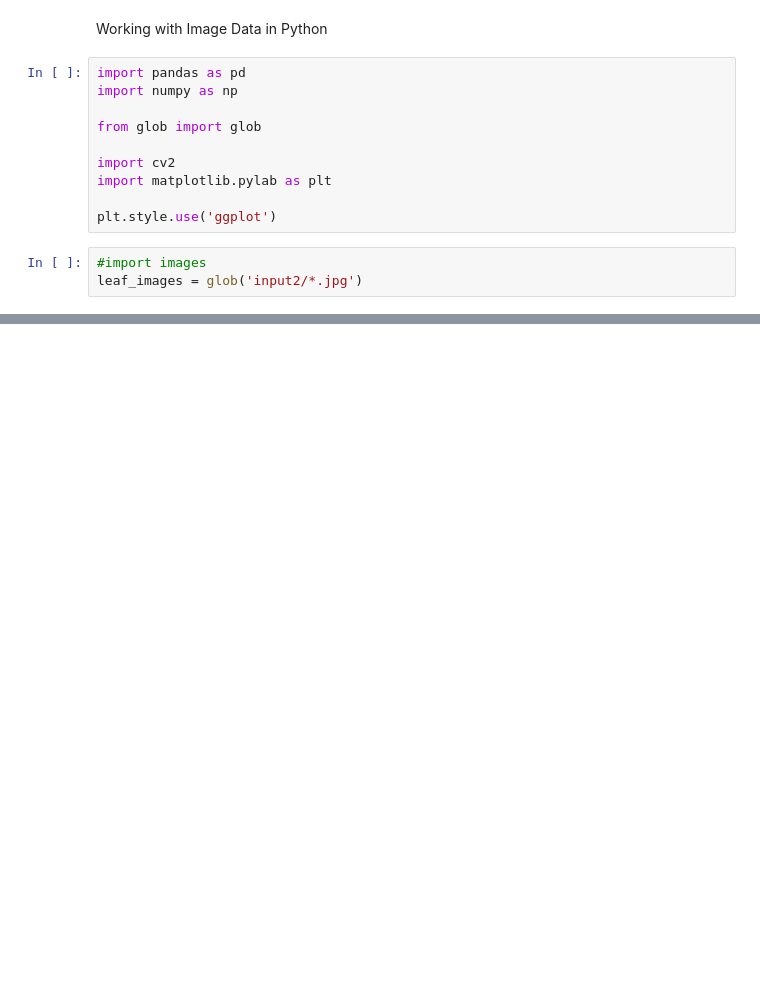
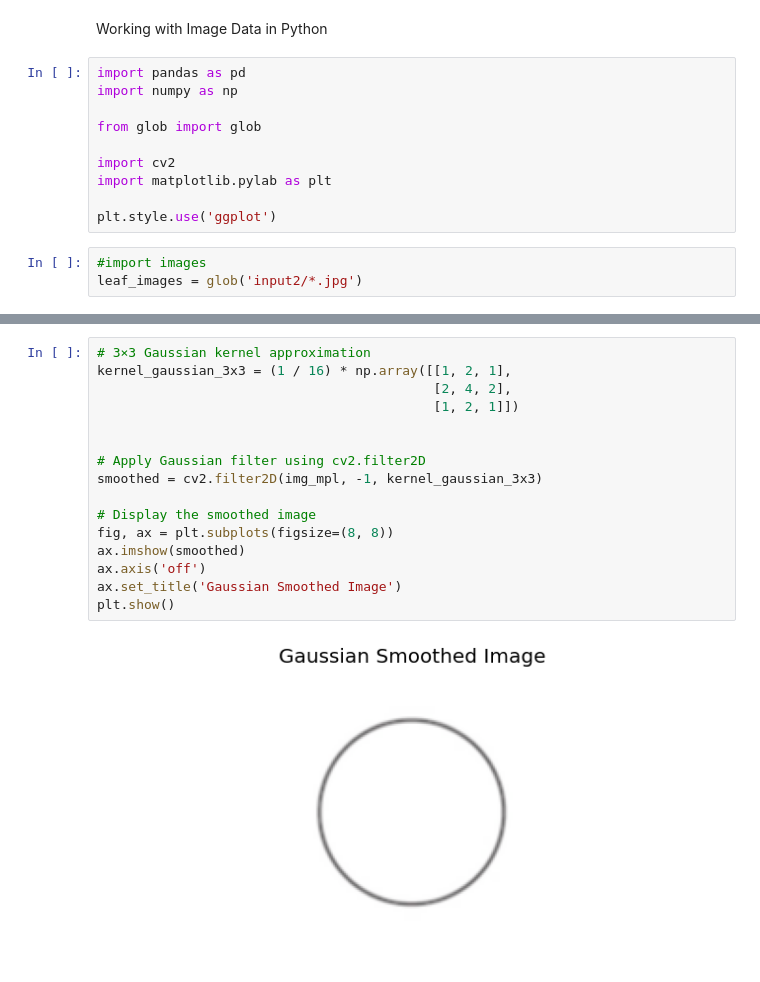
Before and after one commit to Namprire/image_processing, a Jupyter notebook: img_proc2.ipynb, the cells around one changed output, grey strips where cells are left out. Saved outputs shown, nothing was run; the diff lists cells and outputs as text; blank space fills up the shorter version.

Commit message:
Add new functionality for enhanced image filtering and processing

```diff
--- a/img_proc2.ipynb
+++ b/img_proc2.ipynb
@@ -81,0 +84,18 @@ plt.show()
+# %%
+# 3×3 Gaussian kernel approximation
+kernel_gaussian_3x3 = (1 / 16) * np.array([[1, 2, 1],
+                                           [2, 4, 2],
+                                           [1, 2, 1]])
+
+
+# Apply Gaussian filter using cv2.filter2D
+smoothed = cv2.filter2D(img_mpl, -1, kernel_gaussian_3x3)
+
+# Display the smoothed image
+fig, ax = plt.subplots(figsize=(8, 8))
+ax.imshow(smoothed)
+ax.axis('off')
+ax.set_title('Gaussian Smoothed Image')
+plt.show()
+# %% [output]
+[figure, added]
```
Also changed, not shown: parts of 13 cells of this notebook.
